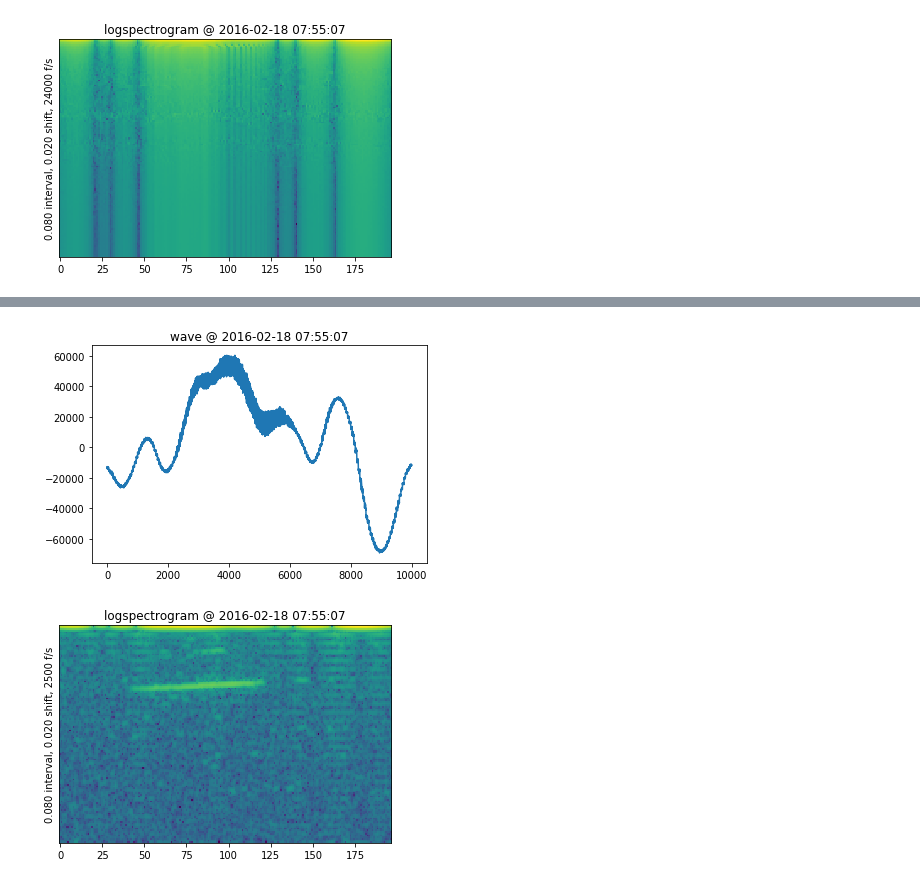
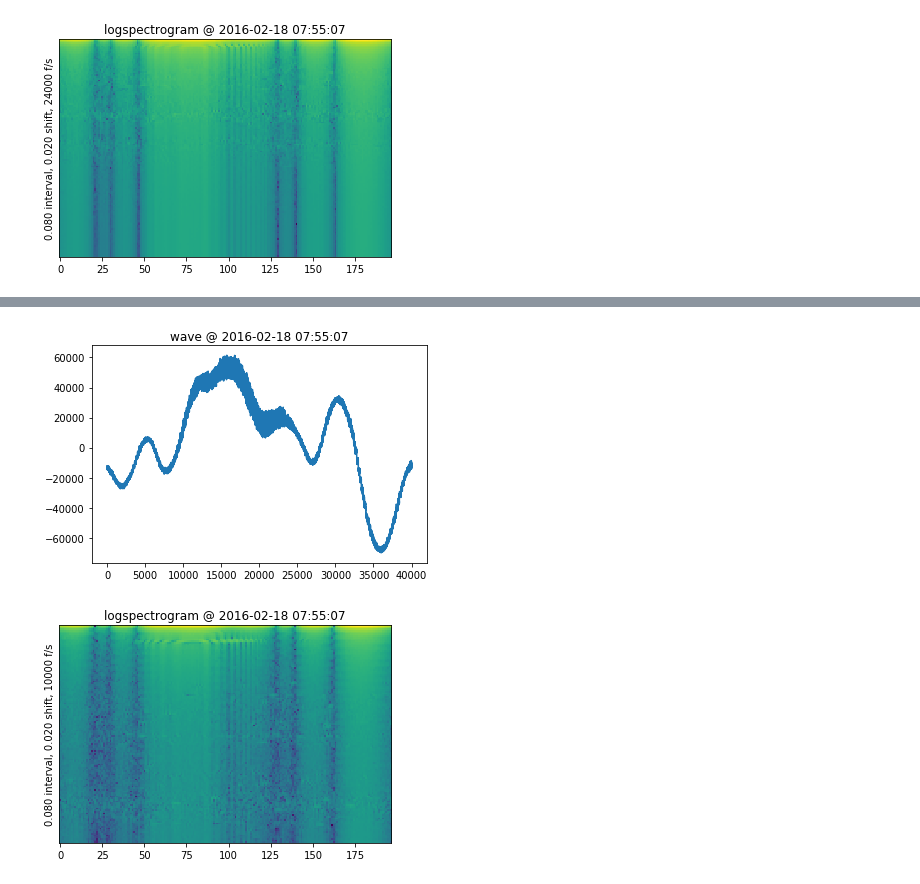
Before and after one commit to probinso/Whales, a Jupyter notebook: code/without_cenering.ipynb, the cells around one changed output, grey strips where cells are left out. Saved outputs shown, nothing was run; the diff lists cells and outputs as text; code cells hidden in the pictures.

```diff
--- a/code/without_cenering.ipynb
+++ b/code/without_cenering.ipynb
@@ -33,12 +33,12 @@ clean.Listen()
 [figure]
 [figure]
 # %%
-down = clean.resample(10000)
+down = clean.resample(40000)
 down.View()
 down.View('logspectrogram')
 down.Listen()
 # %% [output]
 [interactive output not drawn]
-[figure, old version]
+[figure, new version]
-[figure, old version]
+[figure, new version]
 # %%
```
Also changed, not shown: parts of 5 cells of this notebook, 11 other files.
